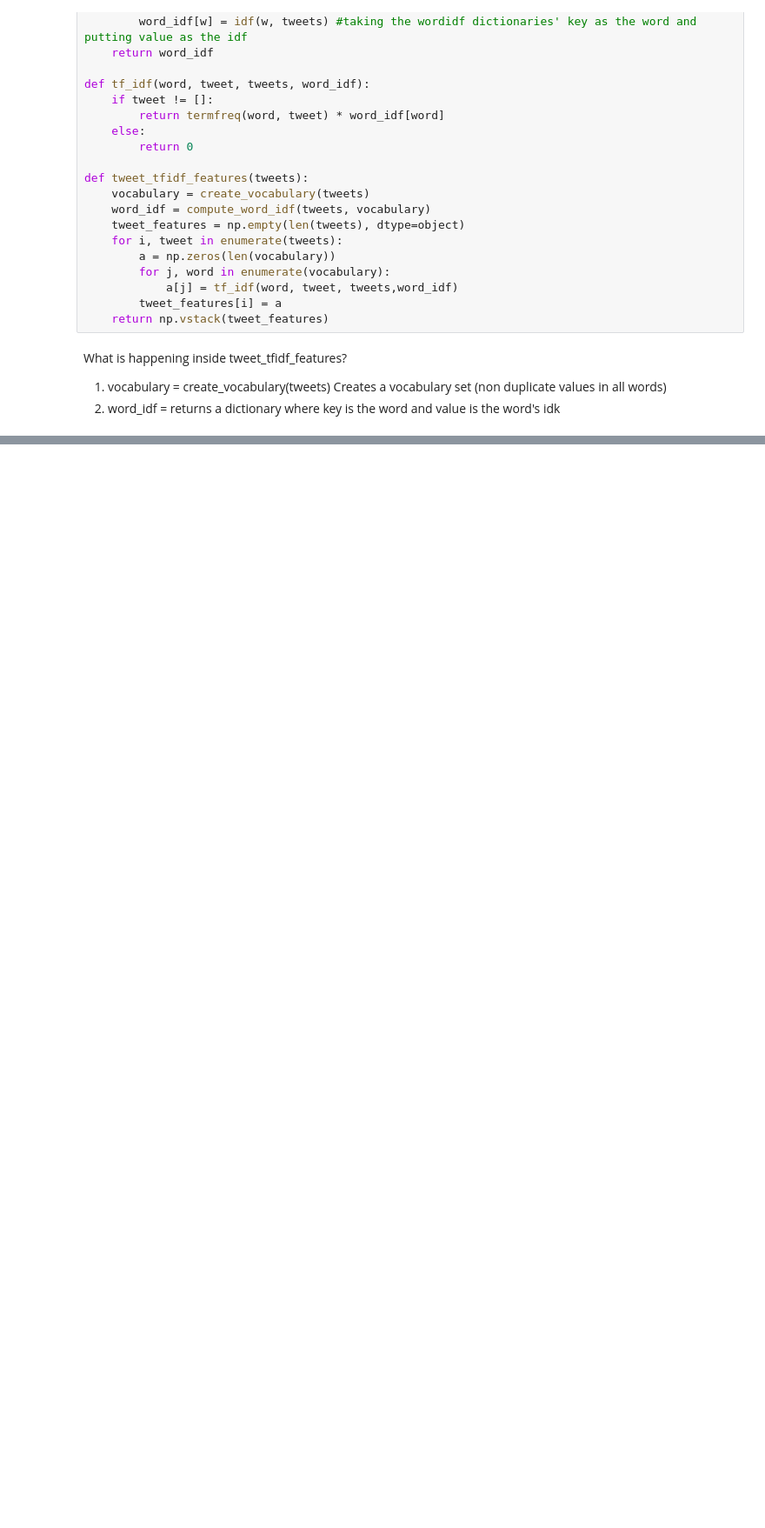
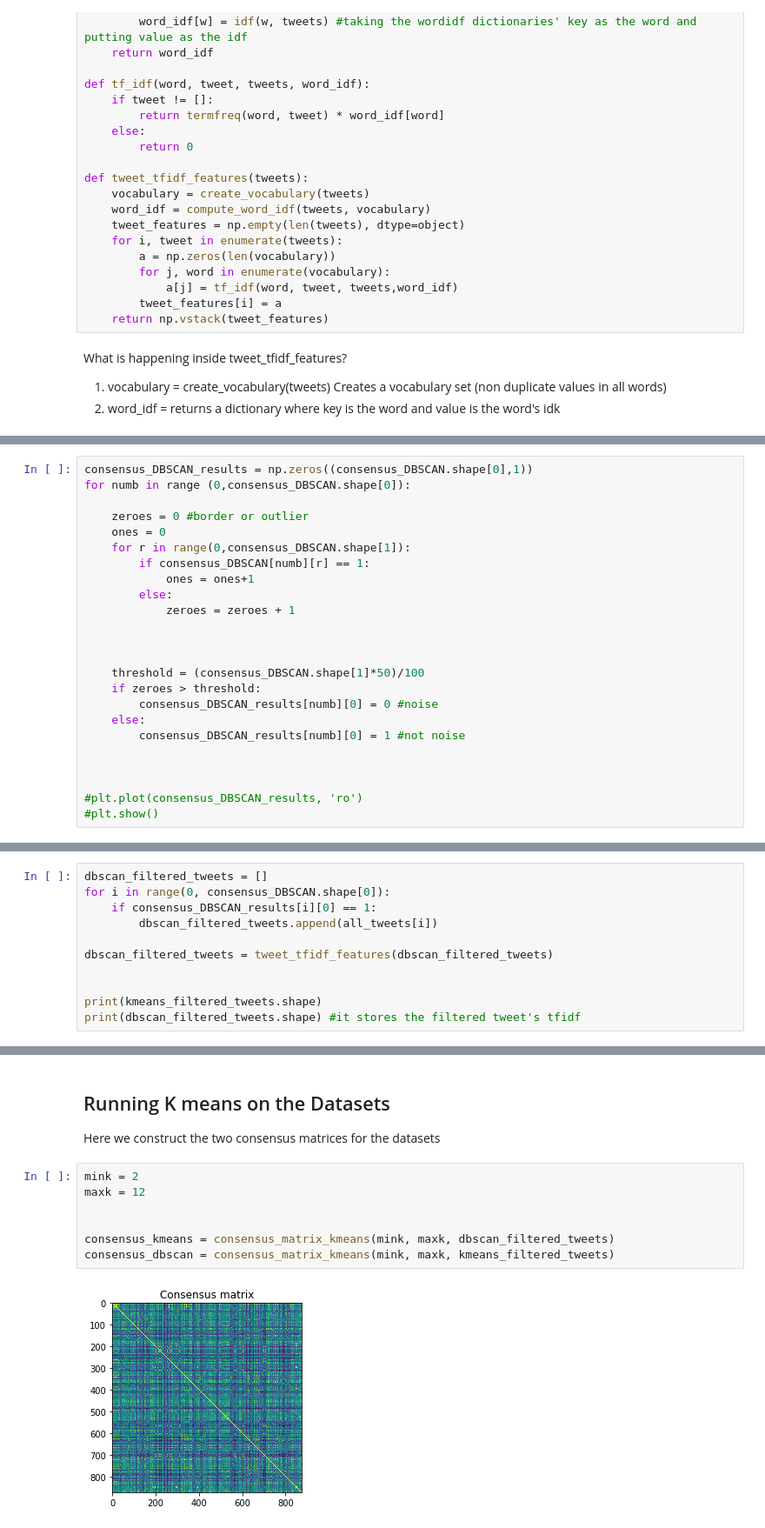
Before and after one commit to satyamkapoor/project_dataanalysis, a Jupyter notebook: Data Project.ipynb, the cells around one changed output, grey strips where cells are left out. Shown at 87% size. Cells and saved outputs as stored; diff of their text form; blank space fills up the shorter version.

```diff
--- a/Data Project.ipynb
+++ b/Data Project.ipynb
@@ -540,0 +360,24 @@ dbscan_filtered_tweets.shape
+# %%
+consensus_DBSCAN_results = np.zeros((consensus_DBSCAN.shape[0],1))
+for numb in range (0,consensus_DBSCAN.shape[0]):
+
+    zeroes = 0 #border or outlier
+    ones = 0
+    for r in range(0,consensus_DBSCAN.shape[1]):
+        if consensus_DBSCAN[numb][r] == 1:
+            ones = ones+1
+        else:
+            zeroes = zeroes + 1
+
+
+
+    threshold = (consensus_DBSCAN.shape[1]*50)/100
+    if zeroes > threshold:
+        consensus_DBSCAN_results[numb][0] = 0 #noise
+    else:
+        consensus_DBSCAN_results[numb][0] = 1 #not noise
+
+
+
+#plt.plot(consensus_DBSCAN_results, 'ro')
+#plt.show()
@@ -540,0 +388,11 @@ dbscan_filtered_tweets.shape
+# %%
+dbscan_filtered_tweets = []
+for i in range(0, consensus_DBSCAN.shape[0]):
+    if consensus_DBSCAN_results[i][0] == 1:
+        dbscan_filtered_tweets.append(all_tweets[i])
+
+dbscan_filtered_tweets = tweet_tfidf_features(dbscan_filtered_tweets)
+
+
+print(kmeans_filtered_tweets.shape)
+print(dbscan_filtered_tweets.shape) #it stores the filtered tweet's tfidf
@@ -540,0 +402,15 @@ dbscan_filtered_tweets.shape
+# %% [markdown]
+<a id='section5'></a>
+
+## Running K means on the Datasets
+
+Here we construct the two consensus matrices for the datasets
+# %%
+mink = 2
+maxk = 12
+
+
+consensus_kmeans = consensus_matrix_kmeans(mink, maxk, dbscan_filtered_tweets)
+consensus_dbscan = consensus_matrix_kmeans(mink, maxk, kmeans_filtered_tweets)
+# %% [output]
+[figure, added]
```
Also changed, not shown: parts of 54 cells of this notebook.
